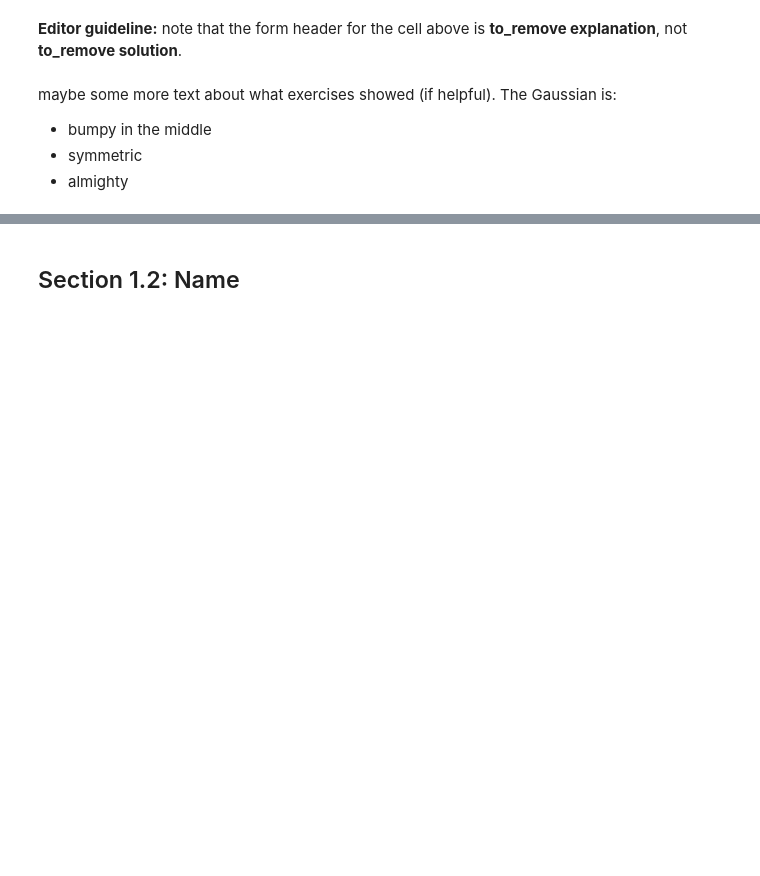
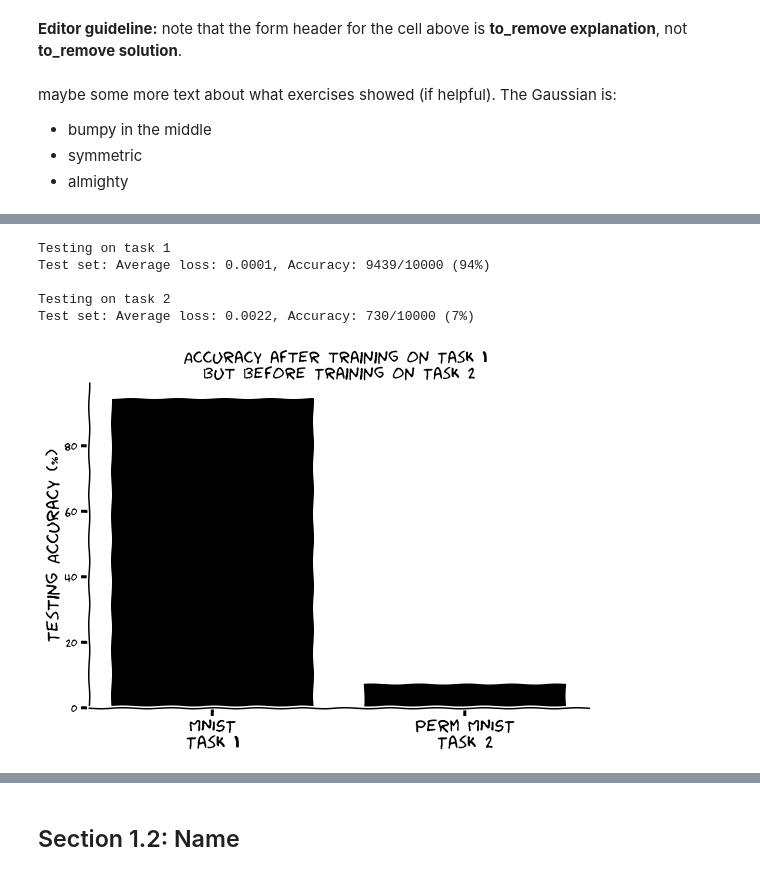
Before and after one commit to kwcooper/CL_neuromatch, a Jupyter notebook: continual_learning_neuromatch.ipynb, the cells around one changed output, grey strips where cells are left out. Saved outputs shown, nothing was run; the diff lists cells and outputs as text; code cells hidden in the pictures; blank space fills up the shorter version.

```diff
--- a/continual_learning_neuromatch.ipynb
+++ b/continual_learning_neuromatch.ipynb
@@ -330,18 +209,0 @@ Okay great! It seems we get decent accuracy on standard MNIST which means the mo
-# %%
-# test the model on both the regular and permuted dataset
-
-# TODO: Refactor and move
-tasks = [(x_test, t_test), (x_test2, t_test)]
-accs = []
-for ti, task in enumerate(tasks):
-  print(f"Testing on task {ti+1}")
-  accs.append(test(model, device, task[0], task[1]))
-
-# And then let's [plot it
-with plt.xkcd():
-
-  nTasks = len(accs)
-  plt.bar(range(nTasks), accs, color='k')
-  plt.ylabel('Testing Accuracy (%)', size=18)
-  plt.xticks(range(nTasks),
-             [f'Task {ii+1}' for ii in range(nTasks)], size=18)
@@ -517,0 +426,10 @@ The Gaussian is:
+# %%
+# Load in MNIST and create an additional permuted dataset
+x_train, t_train, x_test, t_test = load_mnist(verbose=False)
+x_train2, x_test2 = permute_mnist([x_train, x_test], 0, verbose=False)
+
+# Plot the data to see what we're working with
+print('Task 1: MNIST Training data:')
+plot_mnist(x_train, nPlots=10)
+print('\nTask 2: Permuted MNIST data:')
+plot_mnist(x_train2, nPlots=10)
@@ -517,0 +468,23 @@ The Gaussian is:
+# %%
+# test the model's accuracy on both the regular and permuted dataset
+
+# Let's define a dictionary that holds each of the task
+# datasets and labels
+tasks = {'MNIST':(x_test, t_test),
+         'Perm MNIST':(x_test2, t_test)}
+t1_accs = []
+for ti, task in enumerate(tasks.keys()):
+  print(f"Testing on task {ti+1}")
+  t1_accs.append(test(model, device, tasks[task][0], tasks[task][1]))
+
+# And then let's plot the testing accuracy on both datasets
+with plt.xkcd():
+  multi_task_barplot(t1_accs, tasks,
+                     t='Accuracy after training on Task 1 \nbut before Training on Task 2')
+# %% [output]
+Testing on task 1
+Test set: Average loss: 0.0001, Accuracy: 9439/10000 (94%)
+
+Testing on task 2
+Test set: Average loss: 0.0022, Accuracy: 730/10000 (7%)
+[figure, added]
```
Also changed, not shown: parts of 50 cells of this notebook.
